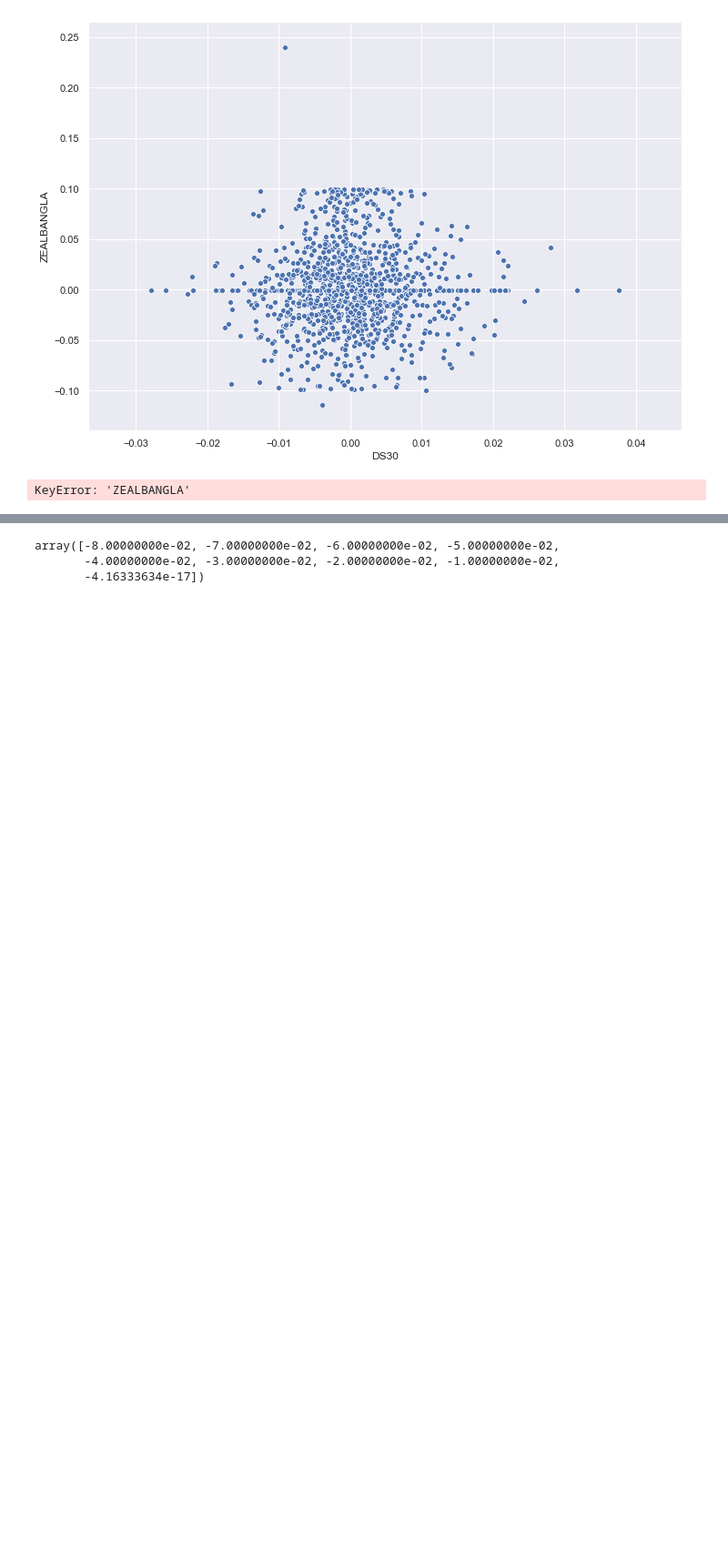
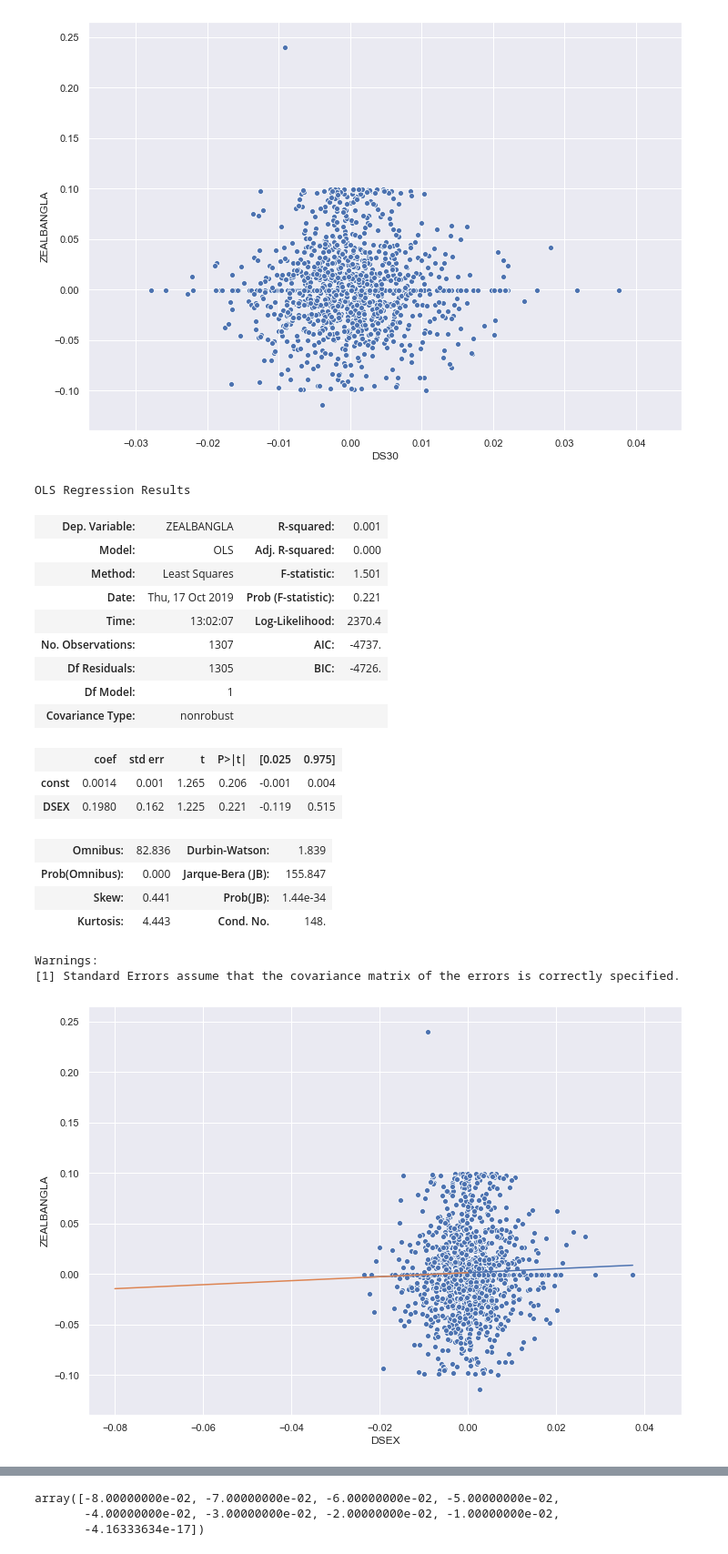
Before and after one commit to kalam360/dse-stock-analysis, a Jupyter notebook: sy-portfolio/single-index-model-with-alphas-betas-portfolio.ipynb, the cells around one changed output, grey strips where cells are left out. Shown: that part at 91% size. Drawn from its saved outputs; the diff is of its cells as text; code cells hidden in the pictures; blank space fills up the shorter version.

```diff
--- a/sy-portfolio/single-index-model-with-alphas-betas-portfolio.ipynb
+++ b/sy-portfolio/single-index-model-with-alphas-betas-portfolio.ipynb
@@ -134,14 +134,34 @@ sns.scatterplot(df_selected_rate['DS30'], df_selected_rate['ZEALBANGLA'])
 # %%
 x = df_selected_rate['DSEX']
 X = sm.add_constant(x)
 Y = df_selected_rate['ZEALBANGLA']
 model = sm.OLS(Y,X).fit()
+
 predictions = model.predict(X)
-sns.scatterplot(df_selected_rate['DSEX'], df_selected_rate['UPGDCL'])
+sns.scatterplot(df_selected_rate['DSEX'], df_selected_rate['ZEALBANGLA'])
 sns.lineplot(x, predictions)
 x_line = np.arange(-.08,.01, .01)
 y_line = model.params[0] + model.params[1]*x_line
 sns.lineplot(x_line, y_line)
 model.summary()
 # %% [output]
-KeyError: 'ZEALBANGLA'
+OLS Regression Results
+| Dep. Variable: | ZEALBANGLA | R-squared: | 0.001 |
+| Model: | OLS | Adj. R-squared: | 0.000 |
+| Method: | Least Squares | F-statistic: | 1.501 |
+| Date: | Thu, 17 Oct 2019 | Prob (F-statistic): | 0.221 |
+| Time: | 13:02:07 | Log-Likelihood: | 2370.4 |
+| No. Observations: | 1307 | AIC: | -4737. |
+| Df Residuals: | 1305 | BIC: | -4726. |
+| Df Model: | 1 |  |  |
+| Covariance Type: | nonrobust |  |  |
+|  | coef | std err | t | P>|t| | [0.025 | 0.975] |
+| const | 0.0014 | 0.001 | 1.265 | 0.206 | -0.001 | 0.004 |
+| DSEX | 0.1980 | 0.162 | 1.225 | 0.221 | -0.119 | 0.515 |
+| Omnibus: | 82.836 | Durbin-Watson: | 1.839 |
+| Prob(Omnibus): | 0.000 | Jarque-Bera (JB): | 155.847 |
+| Skew: | 0.441 | Prob(JB): | 1.44e-34 |
+| Kurtosis: | 4.443 | Cond. No. | 148. |
+Warnings:
+[1] Standard Errors assume that the covariance matrix of the errors is correctly specified.
+[figure, added]
```
Also changed, not shown: parts of 1 cell of this notebook.
